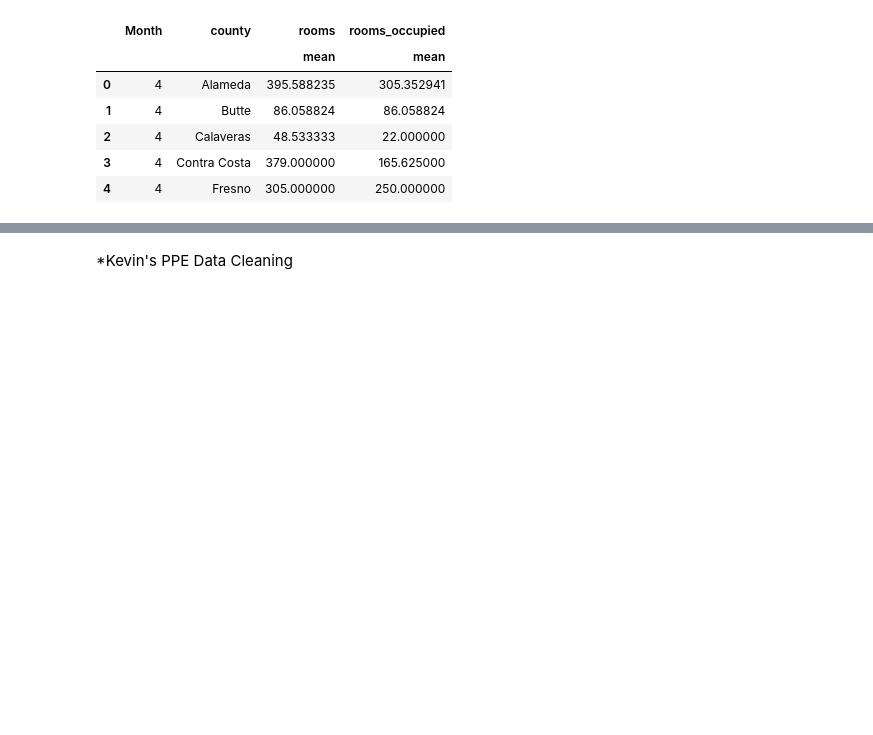
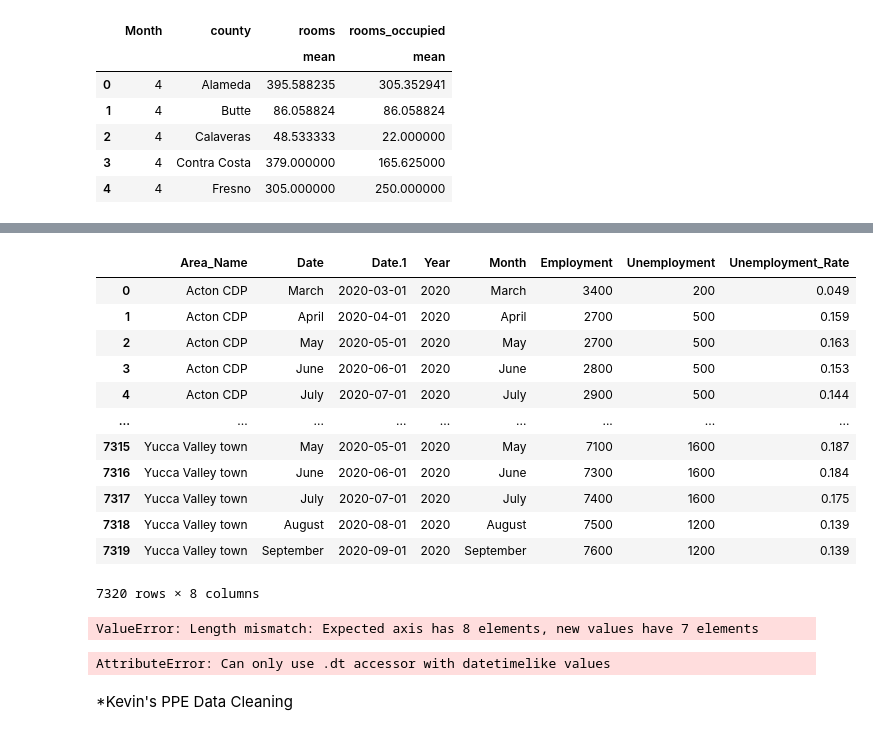
Before and after one commit to alexcorona-25/UCI-Project-1-Group-10, a Jupyter notebook: Clean Data Final.ipynb, the cells around one changed output, grey strips where cells are left out. Drawn from its saved outputs; the diff is of its cells as text; code cells hidden in the pictures; blank space fills up the shorter version.

```diff
--- a/Clean Data Final.ipynb
+++ b/Clean Data Final.ipynb
@@ -374,3 +396,51 @@ homeless_rooms_month.to_csv('CleanCSV/Homeless.csv',index = False,header=False)
+# %%
+# sorts counties alphabetically and resets the index
+county_asc_unemployment = county_unemployment.sort_values(by=['Area_Name'],ascending = True)
+county_unemployment = county_unemployment.reset_index(drop=True)
+
+# saving to csv
+county_unemployment.to_csv('Clean_County_Unemployment.csv')
+
+county_unemployment
+# %% [output]
+|  | Area_Name | Date | Date.1 | Year | Month | Employment | Unemployment | Unemployment_Rate |
+| 0 | Acton CDP | March | 2020-03-01 | 2020 | March | 3400 | 200 | 0.049 |
+| 1 | Acton CDP | April | 2020-04-01 | 2020 | April | 2700 | 500 | 0.159 |
+| 2 | Acton CDP | May | 2020-05-01 | 2020 | May | 2700 | 500 | 0.163 |
+| 3 | Acton CDP | June | 2020-06-01 | 2020 | June | 2800 | 500 | 0.153 |
+| 4 | Acton CDP | July | 2020-07-01 | 2020 | July | 2900 | 500 | 0.144 |
+| ... | ... | ... | ... | ... | ... | ... | ... | ... |
+| 7315 | Yucca Valley town | May | 2020-05-01 | 2020 | May | 7100 | 1600 | 0.187 |
+| 7316 | Yucca Valley town | June | 2020-06-01 | 2020 | June | 7300 | 1600 | 0.184 |
+| 7317 | Yucca Valley town | July | 2020-07-01 | 2020 | July | 7400 | 1600 | 0.175 |
+| 7318 | Yucca Valley town | August | 2020-08-01 | 2020 | August | 7500 | 1200 | 0.139 |
+| 7319 | Yucca Valley town | September | 2020-09-01 | 2020 | September | 7600 | 1200 | 0.139 |
+7320 rows × 8 columns
+# %%
+# renaming columns
+county_unemployment.columns = ['Area_Name', 'Date', 'Year', 'Month', 'Employment', 'Unemployment', 'Unemployment_Rate']
+
+# changing Date series to datetime format
+county_unemployment['Date'] = pd.to_datetime(county_unemployment['Date'])
+county_unemployment['Date']
+
+# grouping df by county then date and retrieving max count values per month for each county
+county_unemployment = county_unemployment.groupby(['Area_Name', county_unemployment['Date'].dt.strftime('%B')]).max()
+# %% [output]
+ValueError: Length mismatch: Expected axis has 8 elements, new values have 7 elements
+# %%
+
+# grouping df by county then date and retrieving max count values per month for each county
+county_mon_unemployment = county_unemployment.groupby(['Area_Name', county_unemployment['Date'].dt.strftime('%B')]).max()
+
+# reordering month index to  go by calendar order
+county_mon_group = county_mon_unemployment.reindex(['March', 'April', 'May', 'June', 'July', 'August', 'September'], level=1)
+
+# saving to csv
+county_mon_group.to_csv("Unemployment_count_groupby_Area_Name.csv")
+county_mon_group
+# %% [output]
+AttributeError: Can only use .dt accessor with datetimelike values
 # %% [markdown]
 *Kevin's PPE Data Cleaning
 # %%
```
Also changed, not shown: parts of 3 cells of this notebook, 1 other file.
